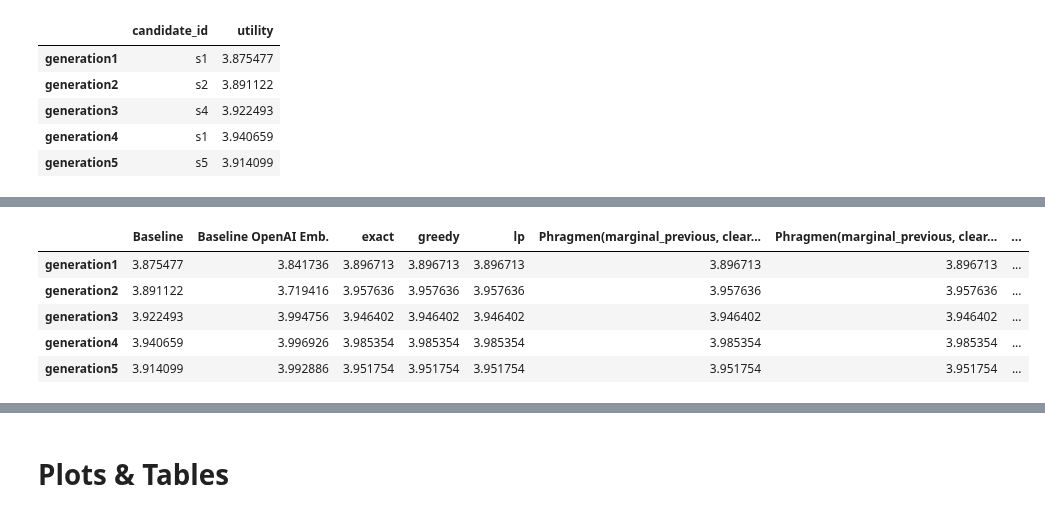
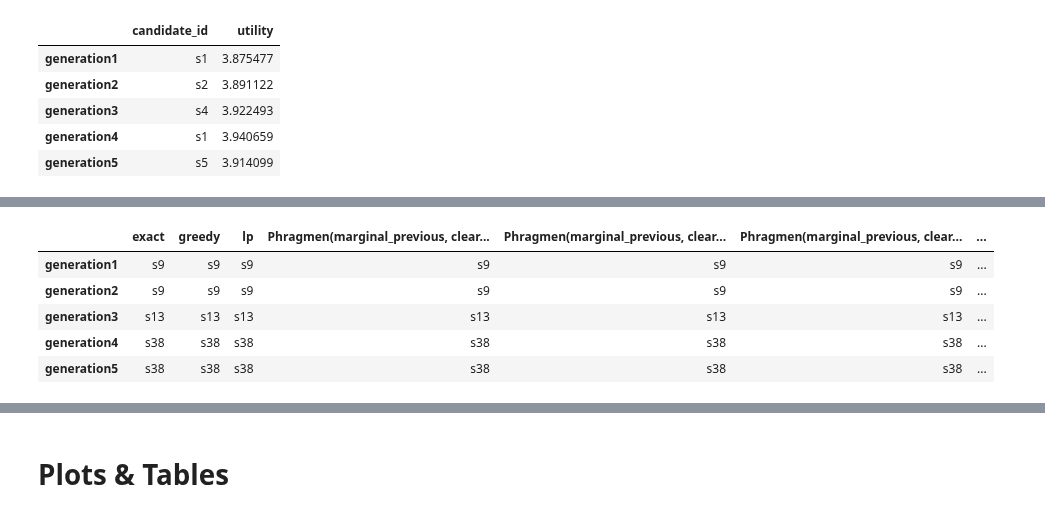
Before and after one commit to aaron-sandoval/generative_social_choice, a Jupyter notebook: generative_social_choice/plots/generate_plots.ipynb, the cells around one changed output, grey strips where cells are left out. Cells and saved outputs as stored; diff of their text form; code cells hidden in the pictures.

```diff
--- a/generative_social_choice/plots/generate_plots.ipynb
+++ b/generative_social_choice/plots/generate_plots.ipynb
@@ -103,18 +60,13 @@ baseline_assignments.head()
 | generation4 | s1 | 3.940659 |
 | generation5 | s5 | 3.914099 |
 # %%
-# algo_assignment_files = {
-#     "Exact Total": data_dir_path / "assignments" / "exact.json",
-#     "Greedy Total": data_dir_path / "assignments" / "greedy.json",
-#     "LP Total": data_dir_path / "assignments" / "lp.json",
-#     "Phragmen": data_dir_path / "assignments" / "phragmen.json",
-# }
+algo_assignment_result_dir = get_base_dir_path() / "data" / "demo_data" / "assignments"
 algo_assignment_files = {
-    path.stem: path for path in (result_dirs["assignments"]).glob("*.json")
+    path.stem: path for path in algo_assignment_result_dir.glob("*.json")
 }
 
-utilities = pd.DataFrame(columns=["Baseline", "Baseline OpenAI Emb."] + list(algo_assignment_files.keys()), index=baseline_assignments.index)
+utilities = pd.DataFrame(columns=algo_assignment_files.keys(), index=baseline_assignments.index)
 utilities["Baseline"] = baseline_assignments["utility"]
-utilities["Baseline OpenAI Emb."] = df_bjr_with_openai_embeddings["utility"]
+# utilities["Baseline OpenAI Emb."] = df_bjr_with_openai_embeddings["utility"]
 utilities.head(10)
 # %% [output]
@@ -138,24 +90,24 @@ Name: count, dtype: int64
 # %%
 
 
-assignments = pd.DataFrame(columns=["Baseline"] + list(algo_assignment_files.keys()), index=baseline_assignments.index)
-assignments["Baseline"] = baseline_assignments["candidate_id"]
+algo_assignments = pd.DataFrame(columns=list(algo_assignment_files.keys()), index=baseline_assignments.index)
 
 for algo_name, file_path in algo_assignment_files.items():
     with open(file_path, "r") as f:
         algo_assignment_data = (json.load(f))
         algo_utilities = pd.Series(algo_assignment_data['utilities'], index=algo_assignment_data['agent_ids'])
         utilities[algo_name] = algo_utilities
-        algo_assignments = pd.Series(algo_assignment_data['assignments'], index=algo_assignment_data['agent_ids'])
-        assignments[algo_name] = algo_assignments
+        cur_algo_assignments = pd.Series(algo_assignment_data['assignments'], index=algo_assignment_data['agent_ids'])
+        algo_assignments[algo_name] = cur_algo_assignments
+
+algo_assignments["Baseline"] = baseline_assignments["candidate_id"]
 
 
-
-utilities.head()
+algo_assignments.head()
 # %% [output]
-|  | Baseline | Baseline OpenAI Emb. | exact | greedy | lp | Phragmen(marginal_previous, clear... | Phragmen(marginal_previous, clear... | ... |
-| generation1 | 3.875477 | 3.841736 | 3.896713 | 3.896713 | 3.896713 | 3.896713 | 3.896713 | ... |
-| generation2 | 3.891122 | 3.719416 | 3.957636 | 3.957636 | 3.957636 | 3.957636 | 3.957636 | ... |
-| generation3 | 3.922493 | 3.994756 | 3.946402 | 3.946402 | 3.946402 | 3.946402 | 3.946402 | ... |
-| generation4 | 3.940659 | 3.996926 | 3.985354 | 3.985354 | 3.985354 | 3.985354 | 3.985354 | ... |
-| generation5 | 3.914099 | 3.992886 | 3.951754 | 3.951754 | 3.951754 | 3.951754 | 3.951754 | ... |
+|  | exact | greedy | lp | Phragmen(marginal_previous, clear... | Phragmen(marginal_previous, clear... | Phragmen(marginal_previous, clear... | ... |
+| generation1 | s9 | s9 | s9 | s9 | s9 | s9 | ... |
+| generation2 | s9 | s9 | s9 | s9 | s9 | s9 | ... |
+| generation3 | s13 | s13 | s13 | s13 | s13 | s13 | ... |
+| generation4 | s38 | s38 | s38 | s38 | s38 | s38 | ... |
+| generation5 | s38 | s38 | s38 | s38 | s38 | s38 | ... |
```
Also changed, not shown: parts of 24 cells of this notebook, 2 other files.
